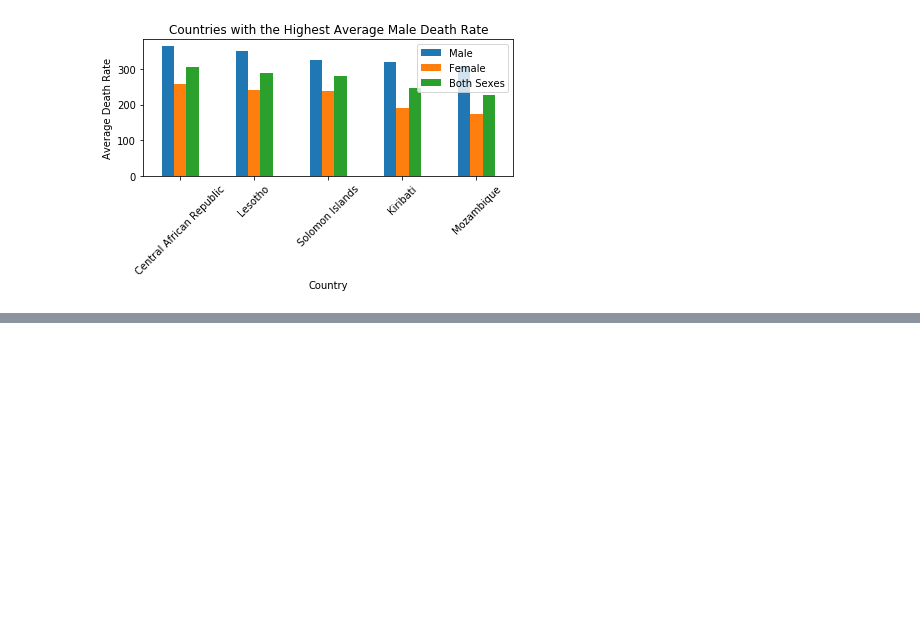
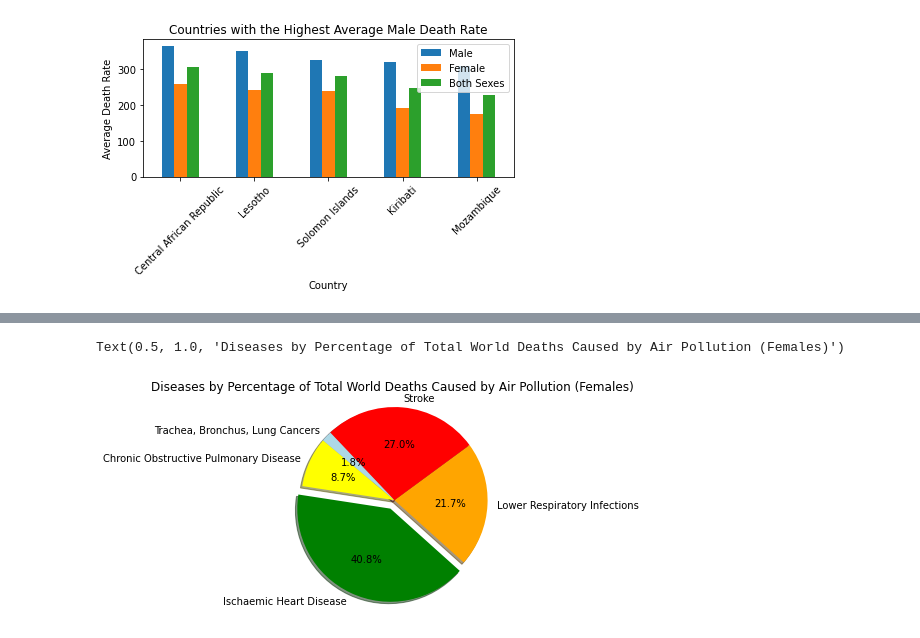
Before and after one commit to camillejensen/project_1, a Jupyter notebook: Project_1.ipynb, the cells around one changed output, grey strips where cells are left out. Saved outputs shown, nothing was run; the diff lists cells and outputs as text; code cells hidden in the pictures; blank space fills up the shorter version.

```diff
--- a/Project_1.ipynb
+++ b/Project_1.ipynb
@@ -412,0 +475,15 @@ plt.show()
+# %%
+# Chart diseases by % of total world deaths (Females)
+diseases = ['Chronic Obstructive Pulmonary Disease', 'Ischaemic Heart Disease', 'Lower Respiratory Infections', 'Stroke', 'Trachea, Bronchus, Lung Cancers']
+death_fem_totals = [1376.15, 6458.74, 3441.16, 4276.67, 285.348]
+colors = ["yellow", "green", "orange", "red",
+          "lightblue"]
+explode = (0, 0.1, 0, 0, 0)
+
+plt.pie(death_fem_totals, explode=explode, labels=diseases, colors=colors, autopct="%1.1f%%", shadow=True, startangle=140)
+# Create axes which are equal so we have a perfect circle
+plt.axis('equal')
+plt.title('Diseases by Percentage of Total World Deaths Caused by Air Pollution (Females)')
+# %% [output]
+Text(0.5, 1.0, 'Diseases by Percentage of Total World Deaths Caused by Air Pollution (Females)')
+[figure, added]
```
Also changed, not shown: parts of 25 cells of this notebook.
